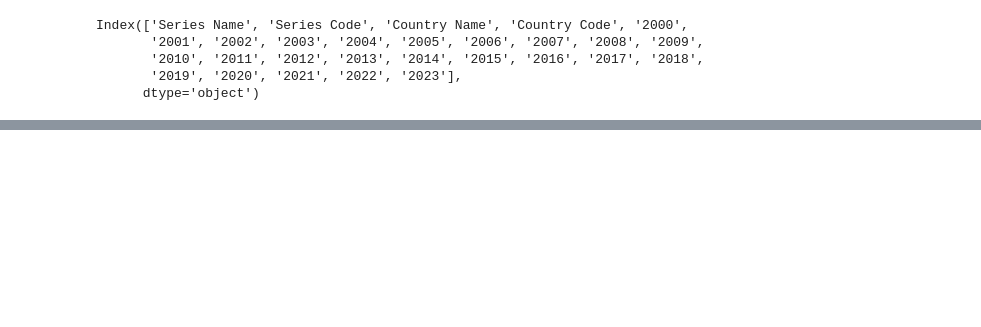
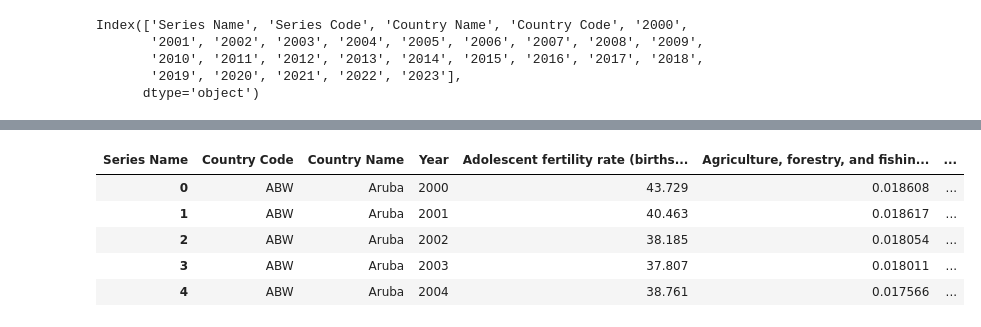
Before and after one commit to haylee360/eds213-section, a Jupyter notebook: data-clean.ipynb, the cells around one changed output, grey strips where cells are left out. Drawn from its saved outputs; the diff is of its cells as text; code cells hidden in the pictures; blank space fills up the shorter version.

Commit message:
Clean up gdp df

```diff
--- a/data-clean.ipynb
+++ b/data-clean.ipynb
@@ -142,0 +117,9 @@ pandas.core.indexes.base.Index
+# %%
+gdp_melt = gdp_df.melt(
+    id_vars=['Country Code', 'Country Name', 'Series Name', 'Series Code'],
+    var_name='Year',
+    value_name='Value'
+)
+
+gdp_melt = gdp_melt.drop(columns='Series Code')
+gdp_melt.head()
@@ -142,0 +133,21 @@ pandas.core.indexes.base.Index
+# %%
+# Fix missing values and convert types
+gdp_melt['Value'] = gdp_melt['Value'].replace('..', np.nan)
+gdp_melt['Value'] = gdp_melt['Value'].astype(float)
+gdp_melt['Year'] = gdp_melt['Year'].astype(int)
+# %%
+# Optional: pivot it so that each indicator becomes a column (narrower + better for merging)
+gdp_clean = gdp_melt.pivot_table(
+    index=['Country Code', 'Country Name', 'Year'],
+    columns='Series Name',
+    values='Value'
+).reset_index()
+
+gdp_clean.head()
+# %% [output]
+| Series Name | Country Code | Country Name | Year | Adolescent fertility rate (births... | Agriculture, forestry, and fishin... | ... |
+| 0 | ABW | Aruba | 2000 | 43.729 | 0.018608 | ... |
+| 1 | ABW | Aruba | 2001 | 40.463 | 0.018617 | ... |
+| 2 | ABW | Aruba | 2002 | 38.185 | 0.018054 | ... |
+| 3 | ABW | Aruba | 2003 | 37.807 | 0.018011 | ... |
+| 4 | ABW | Aruba | 2004 | 38.761 | 0.017566 | ... |
```
Also changed, not shown: parts of 5 cells of this notebook.
